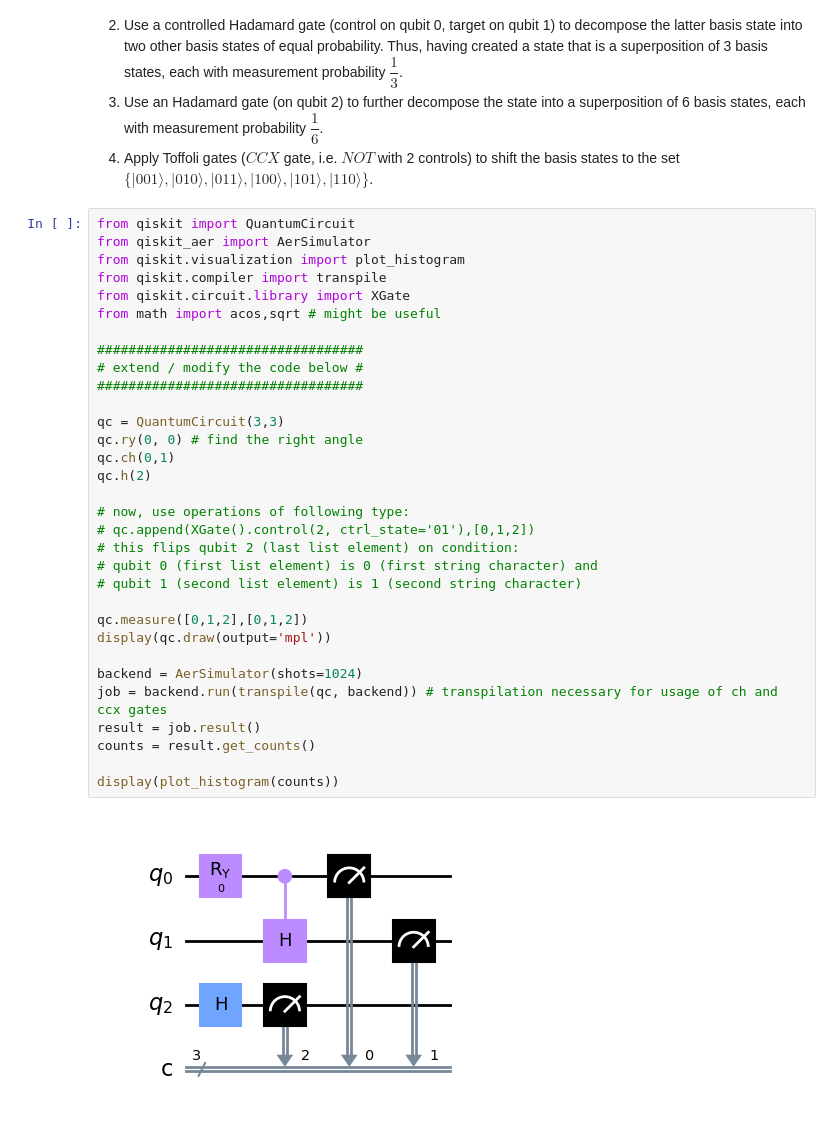
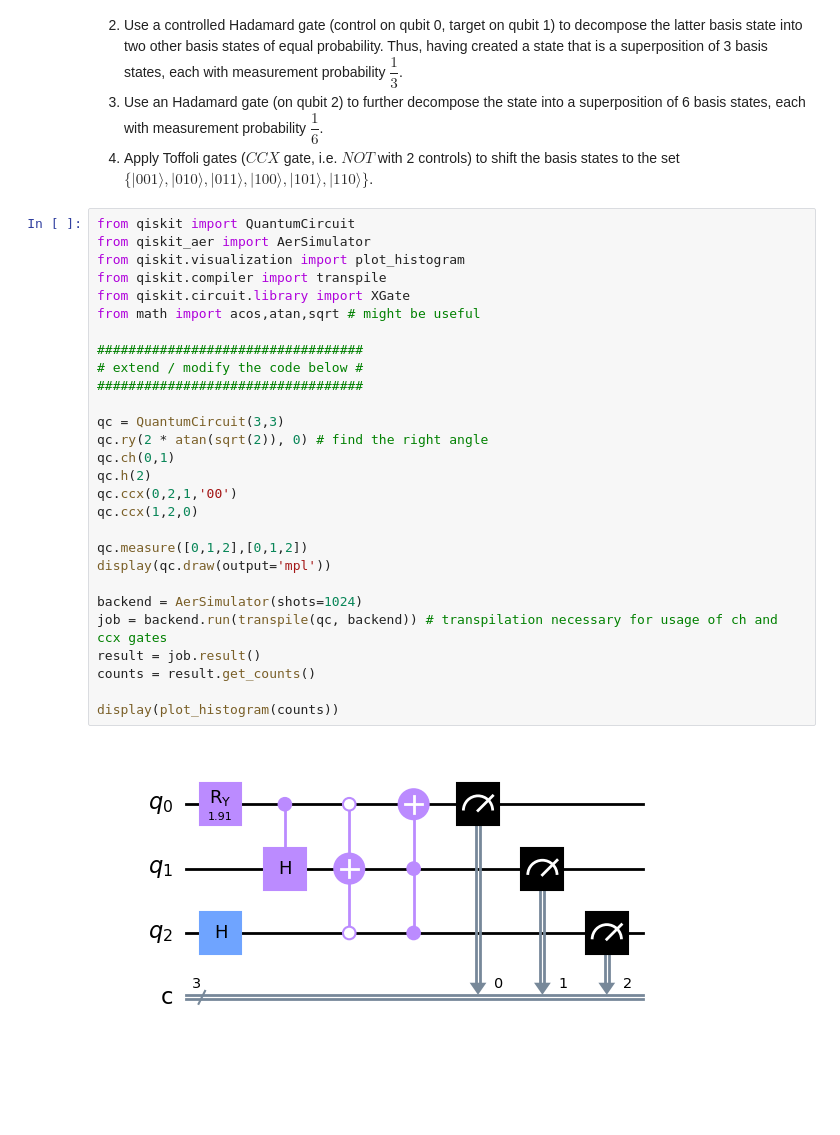
Before and after one commit to oremark24/qc-tud-2023, a Jupyter notebook: 02_State_vectors.ipynb, the cells around one changed output. Drawn from its saved outputs; the diff is of its cells as text; blank space fills up the shorter version.

```diff
--- a/02_State_vectors.ipynb
+++ b/02_State_vectors.ipynb
@@ -125,34 +127,30 @@ Recipe:
 # %%
 from qiskit import QuantumCircuit
 from qiskit_aer import AerSimulator
 from qiskit.visualization import plot_histogram
 from qiskit.compiler import transpile
 from qiskit.circuit.library import XGate
-from math import acos,sqrt # might be useful
+from math import acos,atan,sqrt # might be useful
 
 ##################################
 # extend / modify the code below #
 ##################################
 
 qc = QuantumCircuit(3,3)
-qc.ry(0, 0) # find the right angle
+qc.ry(2 * atan(sqrt(2)), 0) # find the right angle
 qc.ch(0,1)
 qc.h(2)
-
-# now, use operations of following type:
-# qc.append(XGate().control(2, ctrl_state='01'),[0,1,2])
-# this flips qubit 2 (last list element) on condition:
-# qubit 0 (first list element) is 0 (first string character) and
-# qubit 1 (second list element) is 1 (second string character)
+qc.ccx(0,2,1,'00')
+qc.ccx(1,2,0)
 
 qc.measure([0,1,2],[0,1,2])
 display(qc.draw(output='mpl'))
 
 backend = AerSimulator(shots=1024)
 job = backend.run(transpile(qc, backend)) # transpilation necessary for usage of ch and ccx gates
 result = job.result()
 counts = result.get_counts()
 
 display(plot_histogram(counts))
 # %% [output]
-[figure, old version]
+[figure, new version]
```
Also changed, not shown: parts of 2 cells of this notebook, 4 other files.
